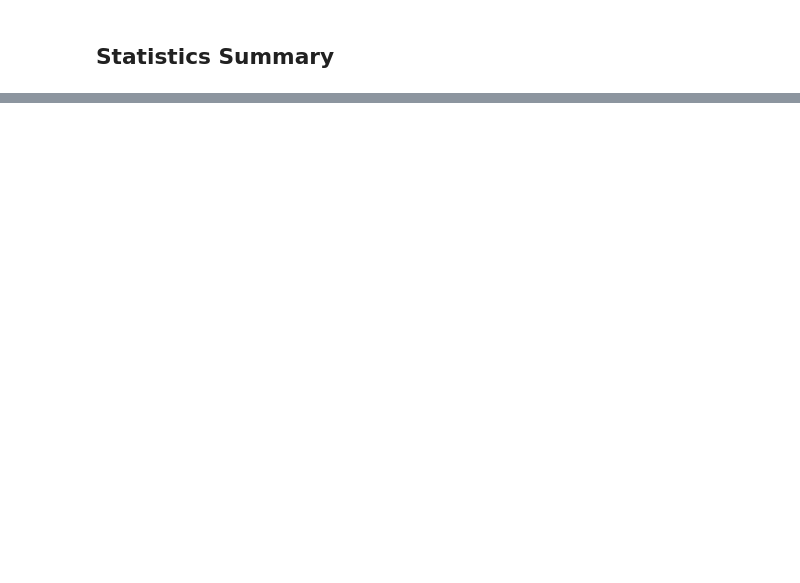
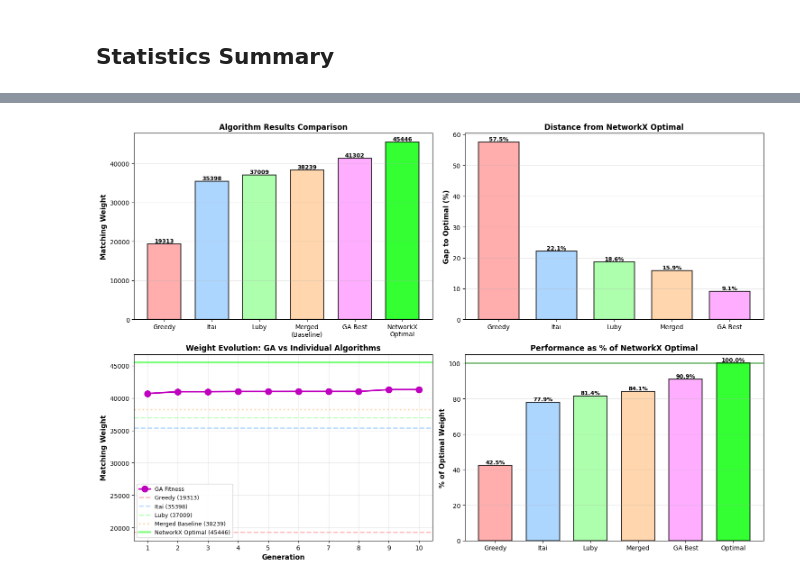
Before and after one commit to duanitamir/INSP-meta-algorithm, a Jupyter notebook: notebooks/test_meta_algorithm.ipynb, the cells around one changed output, grey strips where cells are left out. Saved outputs shown, nothing was run; the diff lists cells and outputs as text; code cells hidden in the pictures; blank space fills up the shorter version.

Commit message:
fix: luby, upadte notebook

```diff
--- a/notebooks/test_meta_algorithm.ipynb
+++ b/notebooks/test_meta_algorithm.ipynb
@@ -84,7 +86,7 @@ def get_algorithm_baselines(graph: GraphManager) -> dict:
 POPULATION_SIZE = 20
 GENERATIONS = 10
 SEED = 42
-NR_OF_NODES = 10000
+NR_OF_NODES = 1000
 # %% [markdown]
 ## Test: GA Optimization on 1K-Node Clustered Graph
 # %%
@@ -329,0 +464,85 @@ print()
+# %%
+# Create comprehensive comparison visualization
+fig, axes = plt.subplots(2, 2, figsize=(15, 10))
+
+# Plot 1: Individual algorithm weights vs baselines
+ax = axes[0, 0]
+algorithms = ['Greedy', 'Itai', 'Luby', 'Merged\n(Baseline)', 'GA Best', 'NetworkX\nOptimal']
+weights = [greedy_weight, itai_weight, luby_weight, baseline, best, optimal]
+colors_alg = ['#FF9999', '#99CCFF', '#99FF99', '#FFCC99', '#FF99FF', '#00FF00']
+
+bars = ax.bar(algorithms, weights, color=colors_alg, alpha=0.8, width=0.7, edgecolor='black', linewidth=1.5)
+ax.set_ylabel('Matching Weight', fontweight='bold', fontsize=11)
+ax.set_title('Algorithm Results Comparison', fontweight='bold', fontsize=12)
+ax.grid(True, alpha=0.3, axis='y')
+
+# Add value labels on bars
+for i, (bar, weight) in enumerate(zip(bars, weights)):
+    height = bar.get_height()
+    ax.text(bar.get_x() + bar.get_width()/2., height,
+            f'{weight:.0f}',
+            ha='center', va='bottom', fontweight='bold', fontsize=9)
+
+# Plot 2: Gap to Optimal
+ax = axes[0, 1]
+gaps = [greedy_gap, itai_gap, luby_gap, baseline_gap, ga_gap]
+gap_labels = ['Greedy', 'Itai', 'Luby', 'Merged', 'GA Best']
+colors_gap = ['#FF9999', '#99CCFF', '#99FF99', '#FFCC99', '#FF99FF']
+
+bars = ax.bar(gap_labels, gaps, color=colors_gap, alpha=0.8, width=0.7, edgecolor='black', linewidth=1.5)
+ax.set_ylabel('Gap to Optimal (%)', fontweight='bold', fontsize=11)
+ax.set_title('Distance from NetworkX Optimal', fontweight='bold', fontsize=12)
+ax.grid(True, alpha=0.3, axis='y')
+
+# Add value labels
+for bar, gap in zip(bars, gaps):
+    height = bar.get_height()
+    ax.text(bar.get_x() + bar.get_width()/2., height,
+            f'{gap:.1f}%',
+            ha='center', va='bottom', fontweight='bold', fontsize=9)
+
+# Plot 3: Weight evolution across GA generations (with algorithm baselines)
+ax = axes[1, 0]
+gens = list(range(1, len(fitness_history) + 1))
+
+# Plot GA progression
+ax.plot(gens, fitness_history, 'mo-', linewidth=2.5, markersize=10, label='GA Fitness', zorder=5)
+
+# Add algorithm baselines
+ax.axhline(y=greedy_weight, color='#FF9999', linestyle='--', linewidth=2, alpha=0.7, label=f'Greedy ({greedy_weight:.0f})')
+ax.axhline(y=itai_weight, color='#99CCFF', linestyle='--', linewidth=2, alpha=0.7, label=f'Itai ({itai_weight:.0f})')
+ax.axhline(y=luby_weight, color='#99FF99', linestyle='--', linewidth=2, alpha=0.7, label=f'Luby ({luby_weight:.0f})')
+ax.axhline(y=baseline, color='#FFCC99', linestyle=':', linewidth=2.5, alpha=0.8, label=f'Merged Baseline ({baseline:.0f})')
+ax.axhline(y=optimal, color='#00FF00', linestyle='-', linewidth=3, alpha=0.5, label=f'NetworkX Optimal ({optimal:.0f})')
+
+ax.set_xlabel('Generation', fontsize=11, fontweight='bold')
+ax.set_ylabel('Matching Weight', fontsize=11, fontweight='bold')
+ax.set_title('Weight Evolution: GA vs Individual Algorithms', fontweight='bold', fontsize=12)
+ax.grid(True, alpha=0.3)
+ax.legend(fontsize=9, loc='best', framealpha=0.9)
+ax.set_xticks(gens)
+
+# Plot 4: Normalized performance comparison (% relative to optimal)
+ax = axes[1, 1]
+performance_pct = [(w / optimal) * 100 for w in weights]
+labels_perf = ['Greedy', 'Itai', 'Luby', 'Merged', 'GA Best', 'Optimal']
+colors_perf = ['#FF9999', '#99CCFF', '#99FF99', '#FFCC99', '#FF99FF', '#00FF00']
+
+bars = ax.bar(labels_perf, performance_pct, color=colors_perf, alpha=0.8, width=0.7, edgecolor='black', linewidth=1.5)
+ax.axhline(y=100, color='green', linestyle='-', linewidth=2, alpha=0.5, label='Optimal (100%)')
+ax.set_ylabel('% of Optimal Weight', fontweight='bold', fontsize=11)
+ax.set_title('Performance as % of NetworkX Optimal', fontweight='bold', fontsize=12)
+ax.grid(True, alpha=0.3, axis='y')
+ax.set_ylim([0, 105])
+
+# Add value labels
+for bar, pct in zip(bars, performance_pct):
+    height = bar.get_height()
+    ax.text(bar.get_x() + bar.get_width()/2., height,
+            f'{pct:.1f}%',
+            ha='center', va='bottom', fontweight='bold', fontsize=9)
+
+plt.tight_layout()
+plt.show()
+# %% [output]
+[figure, added]
```
Also changed, not shown: parts of 11 cells of this notebook, 1 other file.
